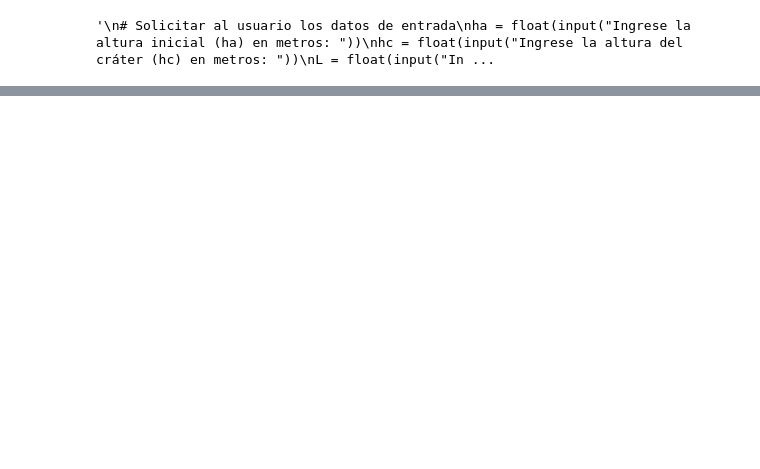
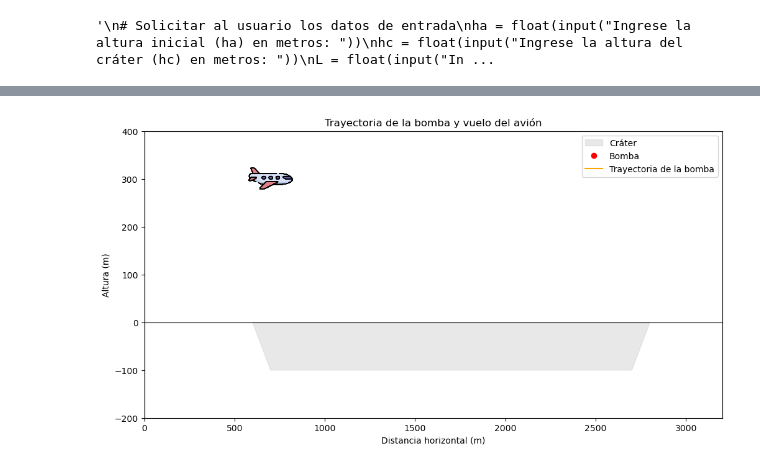
Before and after one commit to stiv001/Proyecto-metodos, a Jupyter notebook: Proyecto.ipynb, the cells around one changed output, grey strips where cells are left out. Cells and saved outputs as stored; diff of their text form; code cells hidden in the pictures; blank space fills up the shorter version.

```diff
--- a/Proyecto.ipynb
+++ b/Proyecto.ipynb
@@ -179,0 +225,98 @@ Punto de impacto: x = 2264.12 m, y = -100.00 m
+# %%
+import numpy as np
+import matplotlib.pyplot as plt
+from matplotlib.animation import FuncAnimation
+from matplotlib.offsetbox import OffsetImage, AnnotationBbox
+
+# Parámetros del problema
+ha = 300  # Altura inicial de la bomba
+hc = -100  # Altura del fondo del cráter
+L = 2000  # Longitud del cráter
+alpha = np.radians(45)  # Ángulo de inclinación de las paredes
+d = 700  # Distancia horizontal inicial
+v0 = 228  # Velocidad inicial de la bomba
+
+# Componentes de velocidad
+v0x = v0  # Velocidad horizontal
+v0y = 0  # Velocidad vertical inicial
+g = 9.81  # Aceleración debido a la gravedad
+
+# Coordenadas del cráter
+x1 = d
+x2 = d + (hc / np.tan(alpha))
+x3 = d + L - (hc / np.tan(alpha))
+x4 = d + L
+
+# Función para calcular la trayectoria
+def trayectoria(x, x0, y0, v0x, v0y):
+    t = (x - x0) / v0x
+    return y0 + v0y * t - 0.5 * g * t**2
+
+# Funciones de las paredes inclinadas
+def pared_izquierda(x):
+    return (hc / (x2 - x1)) * (x - x1)
+
+def pared_derecha(x):
+    return (hc / (x4 - x3)) * (x - x3)
+
+# Verificar impacto
+impacto_x, impacto_y = None, None
+for x in np.linspace(d, d + L, 1000):
+    y = trayectoria(x, d, ha, v0x, v0y)
+    if x < x2 and y <= pared_izquierda(x):
+        impacto_x, impacto_y = x, pared_izquierda(x)
+        break
+    elif x > x3 and y <= pared_derecha(x):
+        impacto_x, impacto_y = x, pared_derecha(x)
+        break
+    elif x2 <= x <= x3 and y <= hc:
+        impacto_x, impacto_y = x, hc
+        break
+
+# Si no se detecta impacto, usar un punto fuera del cráter
+if impacto_x is None:
+    impacto_x = d + L + 500  # Extender la trayectoria más allá del cráter
+    impacto_y = trayectoria(impacto_x, d, ha, v0x, v0y)
+
+# Datos de la trayectoria
+x_trayectoria = np.linspace(d, impacto_x, 1000)
+y_trayectoria = trayectoria(x_trayectoria, d, ha, v0x, v0y)
+
+# Configuración de la animación
+fig, ax = plt.subplots(figsize=(12, 6))
+ax.set_xlim(0, d + L + 500)
+ax.set_ylim(hc - 100, ha + 100)
+ax.set_title("Trayectoria de la bomba y vuelo del avión")
+ax.set_xlabel("Distancia horizontal (m)")
+ax.set_ylabel("Altura (m)")
+ax.fill([x1, x2, x3, x4], [hc, 0, 0, hc], color="lightgrey", alpha=0.5, label="Cráter")
+ax.axhline(0, color="black", linewidth=0.8)
+ax.axvline(0, color="black", linewidth=0.8)
+bomba, = ax.plot([], [], 'ro', label="Bomba")
+trayectoria_line, = ax.plot([], [], color="orange", label="Trayectoria de la bomba")
+plt.legend()
+
+# Cargar la imagen del avión
+avion_img = plt.imread("C:/Users/Adrian Correa/Desktop/Proyecto-metodos/avion.png")
+imagebox = OffsetImage(avion_img, zoom=0.1)
+avion_ab = AnnotationBbox(imagebox, (0, 0), frameon=False)
+ax.add_artist(avion_ab)
+
+# Función de actualización
+def update(frame):
+    avion_x = d + frame
+    avion_ab.xy = (avion_x, ha)  # Actualizar posición del avión
+    if frame < len(x_trayectoria):
+        bomba.set_data(x_trayectoria[frame], y_trayectoria[frame])
+        trayectoria_line.set_data(x_trayectoria[:frame], y_trayectoria[:frame])
+    else:
+        bomba.set_data([], [])  # Detener la bomba si excede la trayectoria
+    return avion_ab, bomba, trayectoria_line
+
+# Crear la animación
+ani = FuncAnimation(fig, update, frames=len(x_trayectoria) + 50, interval=20, blit=False)
+
+# Mostrar la animación
+plt.show()
+# %% [output]
+[figure, added]
```
Also changed, not shown: parts of 4 cells of this notebook.
